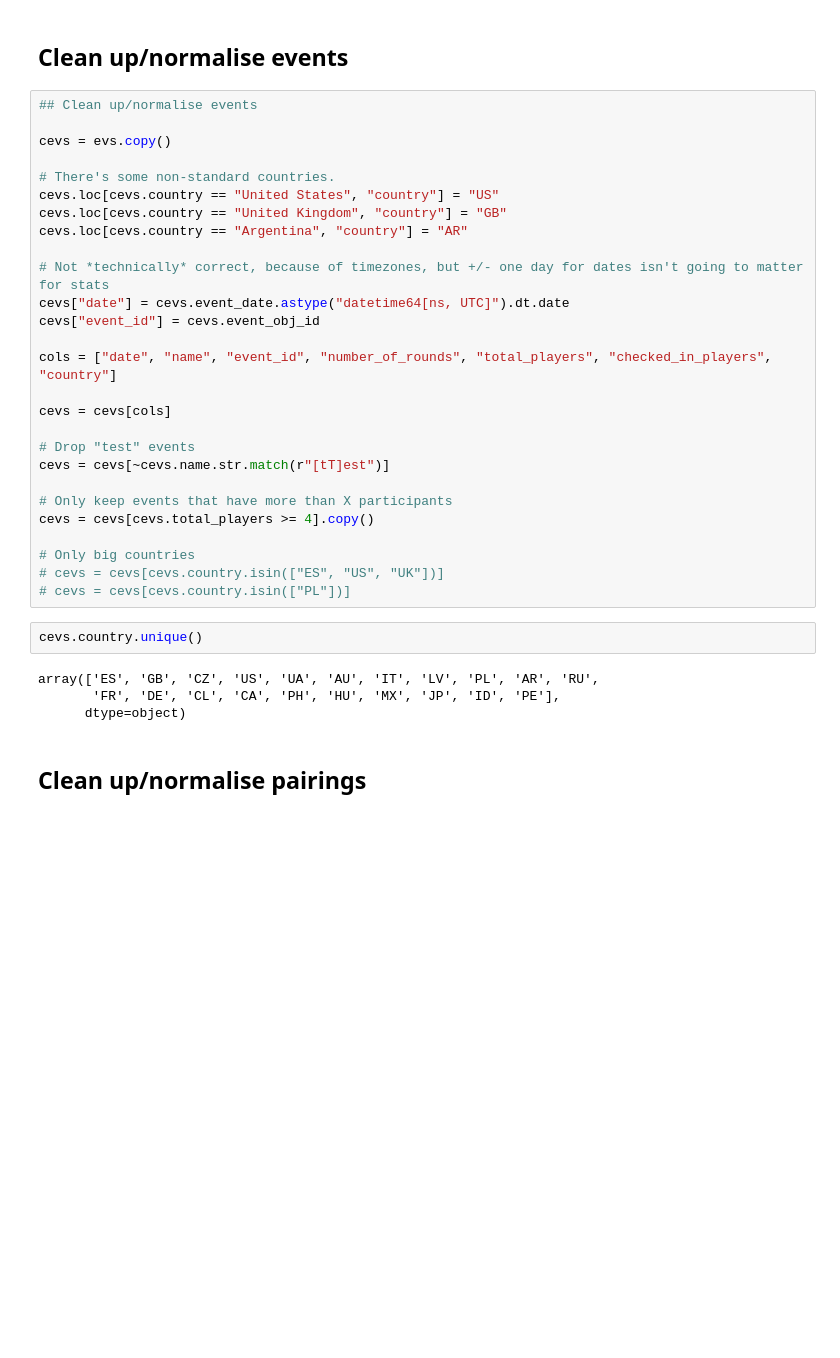
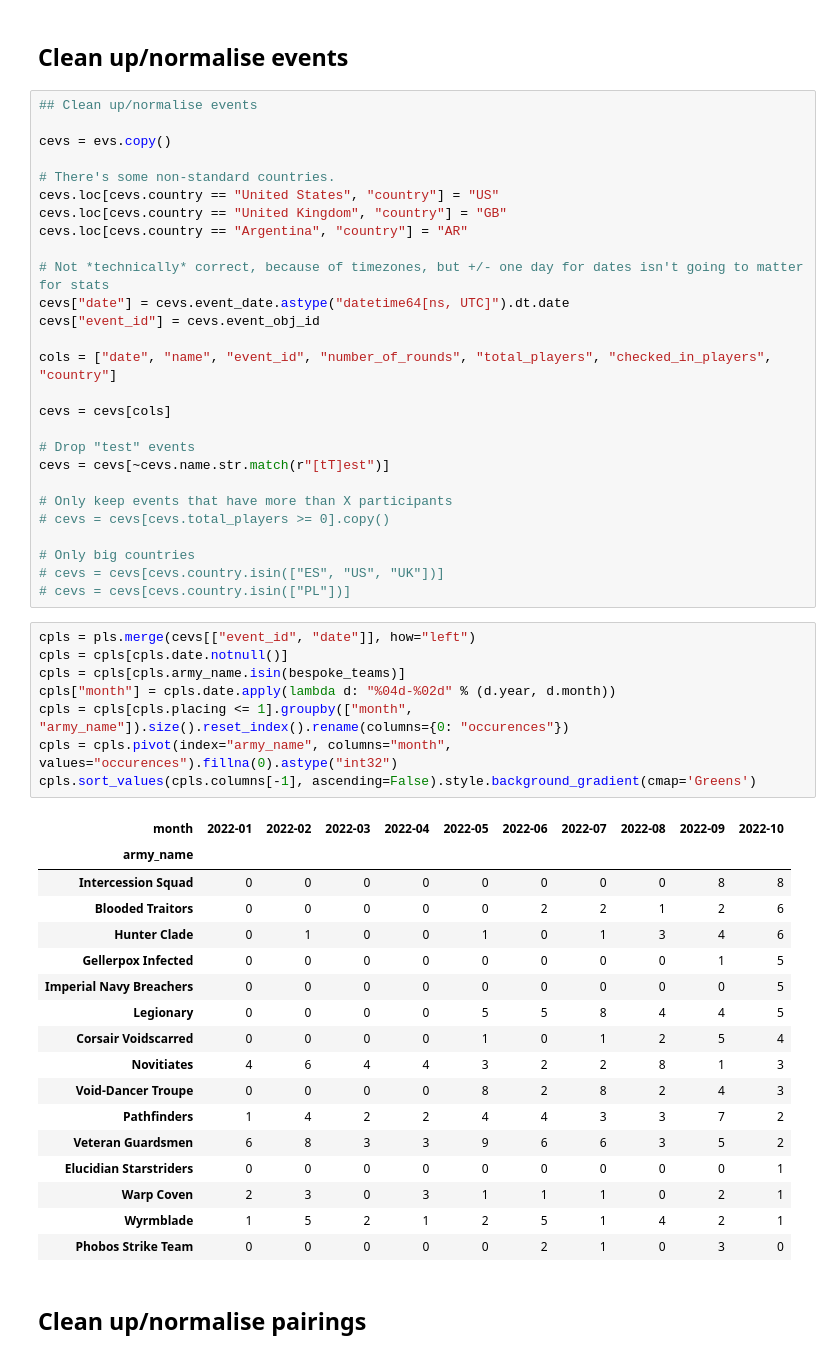
Before and after one commit to samfoo/bcpy, a Jupyter notebook: kt_data.ipynb, the cells around one changed output. Saved outputs shown, nothing was run; the diff lists cells and outputs as text; blank space fills up the shorter version.

```diff
--- a/kt_data.ipynb
+++ b/kt_data.ipynb
@@ -29,17 +29,37 @@ cevs = cevs[cols]
 cevs = cevs[~cevs.name.str.match(r"[tT]est")]
 
 # Only keep events that have more than X participants
-cevs = cevs[cevs.total_players >= 4].copy()
+# cevs = cevs[cevs.total_players >= 0].copy()
 
 # Only big countries
 # cevs = cevs[cevs.country.isin(["ES", "US", "UK"])]
 # cevs = cevs[cevs.country.isin(["PL"])]
-# %%
-cevs.country.unique()
-# %% [output]
-array(['ES', 'GB', 'CZ', 'US', 'UA', 'AU', 'IT', 'LV', 'PL', 'AR', 'RU',
-       'FR', 'DE', 'CL', 'CA', 'PH', 'HU', 'MX', 'JP', 'ID', 'PE'],
-      dtype=object)
+# %%
+cpls = pls.merge(cevs[["event_id", "date"]], how="left")
+cpls = cpls[cpls.date.notnull()]
+cpls = cpls[cpls.army_name.isin(bespoke_teams)]
+cpls["month"] = cpls.date.apply(lambda d: "%04d-%02d" % (d.year, d.month))
+cpls = cpls[cpls.placing <= 1].groupby(["month", "army_name"]).size().reset_index().rename(columns={0: "occurences"})
+cpls = cpls.pivot(index="army_name", columns="month", values="occurences").fillna(0).astype("int32")
+cpls.sort_values(cpls.columns[-1], ascending=False).style.background_gradient(cmap='Greens')
+# %% [output]
+| month | 2022-01 | 2022-02 | 2022-03 | 2022-04 | 2022-05 | 2022-06 | 2022-07 | 2022-08 | 2022-09 | 2022-10 |
+| army_name |  |  |  |  |  |  |  |  |  |  |
+| Intercession Squad | 0 | 0 | 0 | 0 | 0 | 0 | 0 | 0 | 8 | 8 |
+| Blooded Traitors | 0 | 0 | 0 | 0 | 0 | 2 | 2 | 1 | 2 | 6 |
+| Hunter Clade | 0 | 1 | 0 | 0 | 1 | 0 | 1 | 3 | 4 | 6 |
+| Gellerpox Infected | 0 | 0 | 0 | 0 | 0 | 0 | 0 | 0 | 1 | 5 |
+| Imperial Navy Breachers | 0 | 0 | 0 | 0 | 0 | 0 | 0 | 0 | 0 | 5 |
+| Legionary | 0 | 0 | 0 | 0 | 5 | 5 | 8 | 4 | 4 | 5 |
+| Corsair Voidscarred | 0 | 0 | 0 | 0 | 1 | 0 | 1 | 2 | 5 | 4 |
+| Novitiates | 4 | 6 | 4 | 4 | 3 | 2 | 2 | 8 | 1 | 3 |
+| Void-Dancer Troupe | 0 | 0 | 0 | 0 | 8 | 2 | 8 | 2 | 4 | 3 |
+| Pathfinders | 1 | 4 | 2 | 2 | 4 | 4 | 3 | 3 | 7 | 2 |
+| Veteran Guardsmen | 6 | 8 | 3 | 3 | 9 | 6 | 6 | 3 | 5 | 2 |
+| Elucidian Starstriders | 0 | 0 | 0 | 0 | 0 | 0 | 0 | 0 | 0 | 1 |
+| Warp Coven | 2 | 3 | 0 | 3 | 1 | 1 | 1 | 0 | 2 | 1 |
+| Wyrmblade | 1 | 5 | 2 | 1 | 2 | 5 | 1 | 4 | 2 | 1 |
+| Phobos Strike Team | 0 | 0 | 0 | 0 | 0 | 2 | 1 | 0 | 3 | 0 |
 # %% [markdown]
 ## Clean up/normalise pairings
 # %%
```
Also changed, not shown: parts of 8 cells of this notebook, 7 other files.
